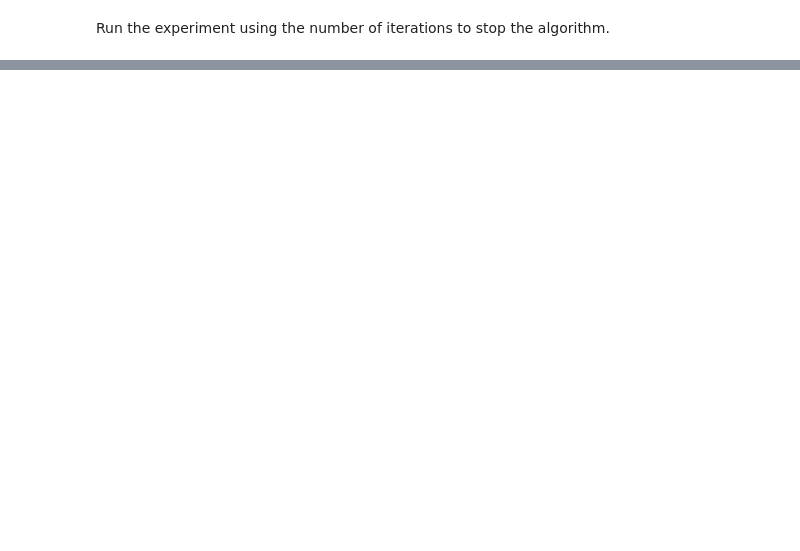
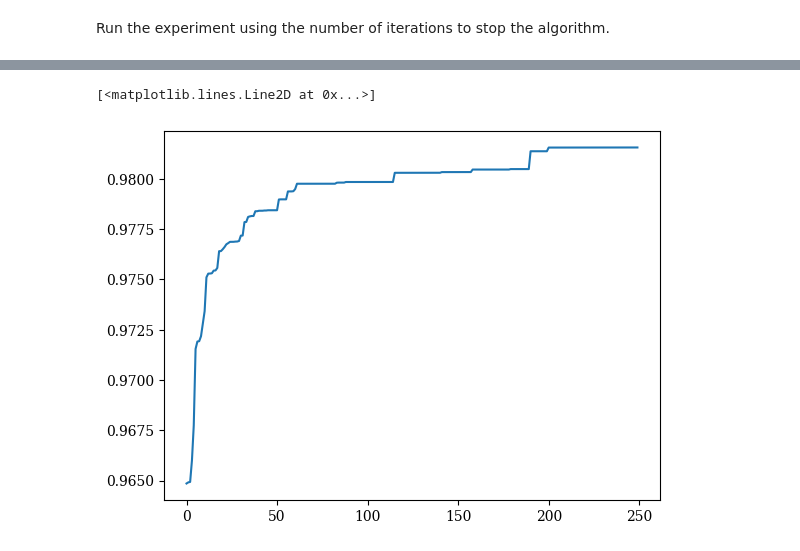
Before and after one commit to micheleurbani/net_flow_opt, a Jupyter notebook: notebooks/continuous.ipynb, the cells around one changed output, grey strips where cells are left out. Cells and saved outputs as stored; diff of their text form; code cells hidden in the pictures; blank space fills up the shorter version.

```diff
--- a/notebooks/continuous.ipynb
+++ b/notebooks/continuous.ipynb
@@ -89,0 +114,7 @@ plot.show()
+# %%
+hv = np.array(res.algorithm.callback.data['hv'])
+
+plt.plot(hv)
+# %% [output]
+[<matplotlib.lines.Line2D at 0x...>]
+[figure, added]
```
Also changed, not shown: parts of 6 cells of this notebook, 8 other files.
